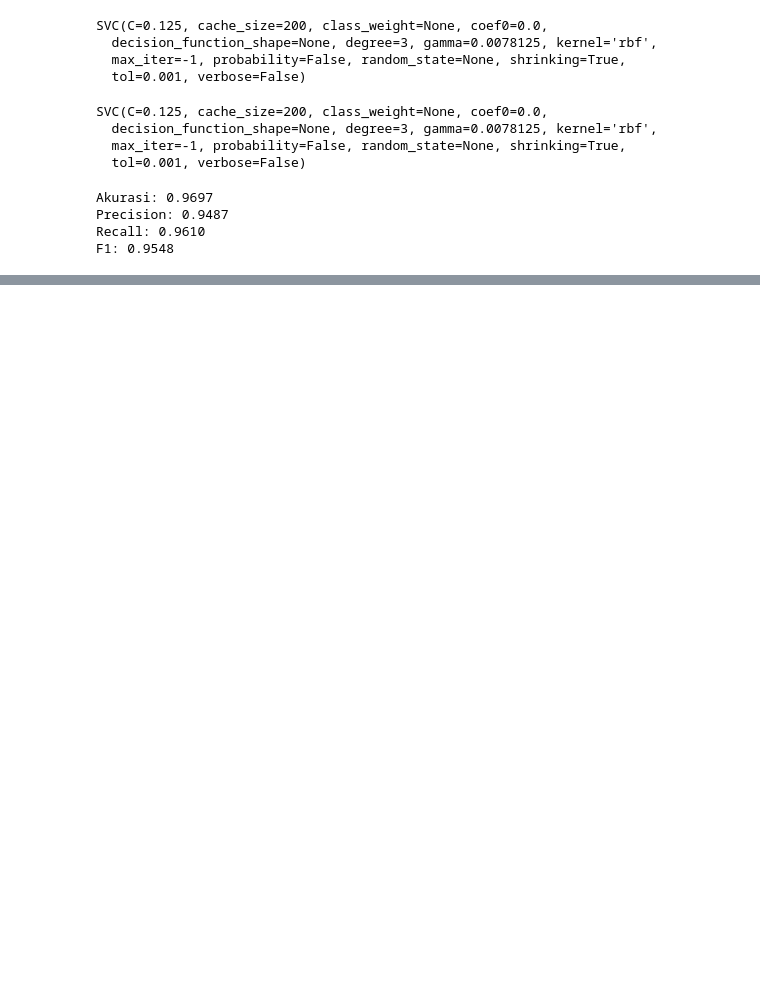
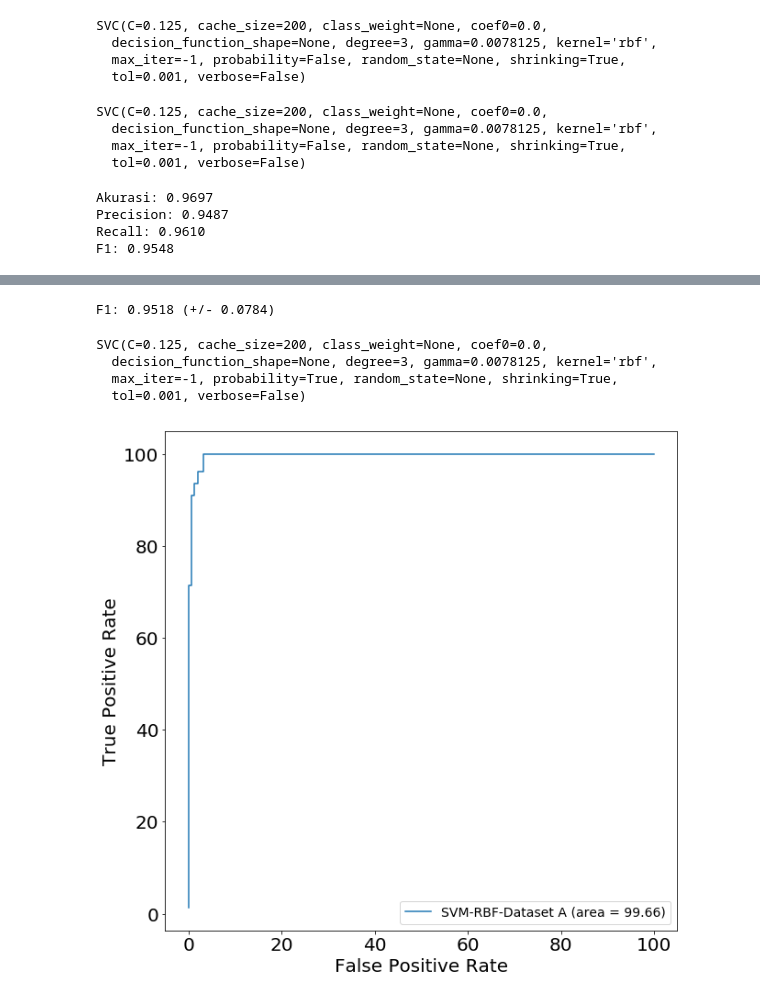
Before and after one commit to nissandyn/SKRIP-SWEAT, a Jupyter notebook: SVM-median-GRID SEARCH-10CV-baru.ipynb, the cells around one changed output, grey strips where cells are left out. Cells and saved outputs as stored; diff of their text form; code cells hidden in the pictures; blank space fills up the shorter version.

```diff
--- a/SVM-median-GRID SEARCH-10CV-baru.ipynb
+++ b/SVM-median-GRID SEARCH-10CV-baru.ipynb
@@ -717,2 +178,0 @@ cc=svm.SVC(**clf2b.best_params_)
-# %%
-cc.fit(X_train,y_train)
@@ -736,0 +222,4 @@ F1: 0.9548
+# %%
+print("F1: %0.4f (+/- %0.4f)" % (scores.mean(), scores.std() * 2))
+# %% [output]
+F1: 0.9518 (+/- 0.0784)
@@ -736,0 +228,30 @@ F1: 0.9548
+# %%
+names='SVM-RBF-Dataset A'
+# %%
+svc8=svm.SVC(C=0.125, cache_size=200, class_weight=None, coef0=0.0,
+  decision_function_shape=None, degree=3, gamma=0.0078125, kernel='rbf',
+  max_iter=-1, probability=True, random_state=None, shrinking=True,
+  tol=0.001, verbose=False)
+svc8.fit(X_train,y_train)
+# %% [output]
+SVC(C=0.125, cache_size=200, class_weight=None, coef0=0.0,
+  decision_function_shape=None, degree=3, gamma=0.0078125, kernel='rbf',
+  max_iter=-1, probability=True, random_state=None, shrinking=True,
+  tol=0.001, verbose=False)
+# %%
+score=svc8.predict_proba(X_test)
+# %%
+from sklearn.metrics import roc_curve, roc_auc_score
+fig, ax = plt.subplots()
+fig.set_size_inches(10,10)
+fpr, tpr, thresholds = roc_curve(y_test, score[:,1])
+auc = roc_auc_score(y_test, score[:,1])
+plt.plot(fpr*100, tpr*100, label='%s (area = %.2f)' % (names, auc*100))
+plt.rc('xtick',labelsize=20)
+plt.rc('ytick',labelsize=20)
+plt.legend(prop={'size':14})
+ax.set_xlabel('False Positive Rate',fontsize=20)
+ax.set_ylabel('True Positive Rate',fontsize=20)
+plt.show()
+# %% [output]
+[figure, added]
```
Also changed, not shown: parts of 58 cells of this notebook, 3 other files.
